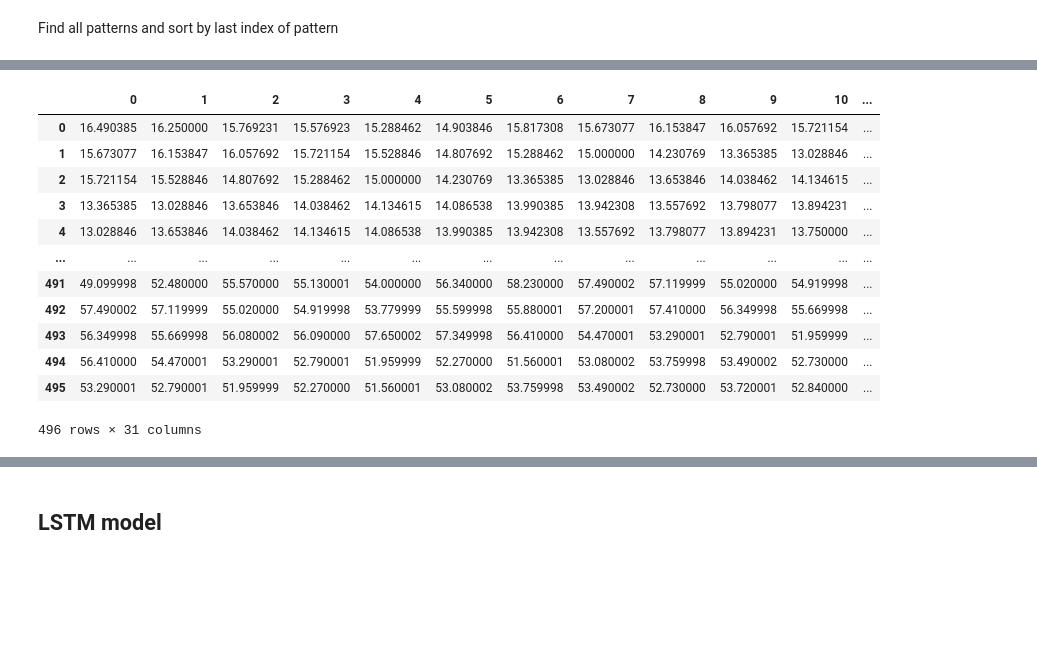
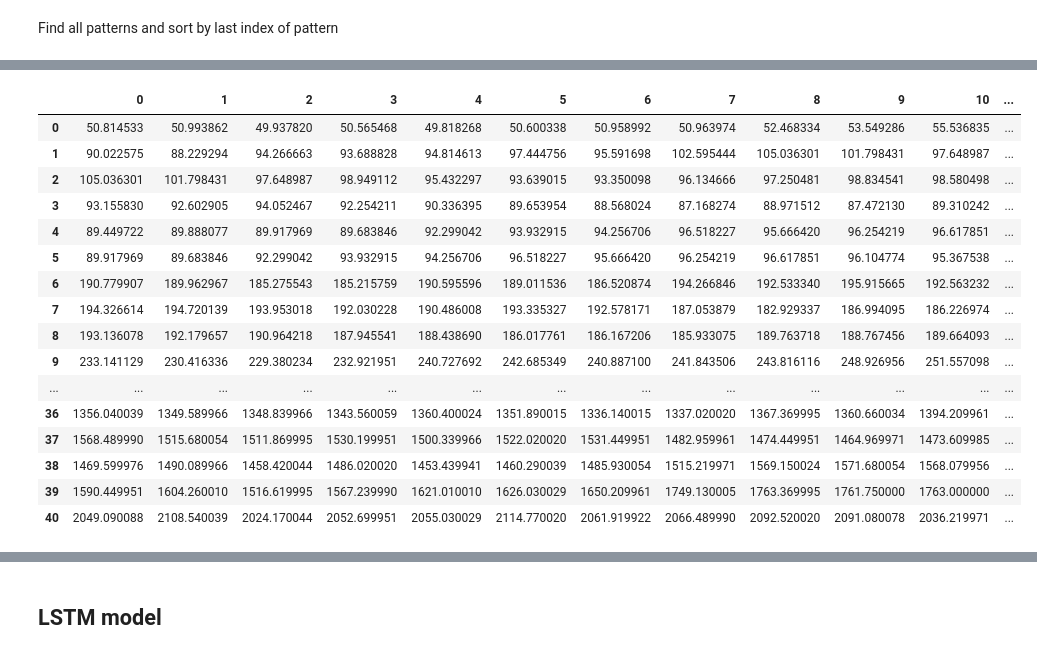
Before and after one commit to romqn1999/Predict-price-after-pattern, a Jupyter notebook: Find_price_pattern_and_predict_on_it.ipynb, the cells around one changed output, grey strips where cells are left out. Drawn from its saved outputs; the diff is of its cells as text; code cells hidden in the pictures; blank space fills up the shorter version.

```diff
--- a/Find_price_pattern_and_predict_on_it.ipynb
+++ b/Find_price_pattern_and_predict_on_it.ipynb
@@ -162,7 +162,8 @@ y_data = ticker_df[price_name]
 x = np.linspace(0, max(ticker_df.index.tolist()), max(ticker_df.index.tolist()) + 1)
 
 from fit_data import polyfit, gaussfit
-y_pol = gaussfit(x_data, y_data)
+# y_pol = gaussfit(x_data, y_data)
+y_pol = y_data  # no smooth
 
 #           ___ plotting ___
 plt.figure(figsize=(15, 2), dpi= 120, facecolor='w', edgecolor='k')
@@ -294,6 +295,7 @@ def is_trend(x_data, y_data):
 # %%
 #@markdown ### Delta price distance between 2 tops/bottoms
 y_delta =  0.5#@param {type:"number"}
+min_height = 0.5 #@param {type:"number"}
 threshold = min(ticker_df[price_name]) * 1.15      # setting threshold higher than the global low
 # %% [markdown]
 ### Double top detection
@@ -361,6 +363,8 @@ def find_double_top(x_data, y_data, key_points):
                and r - l > 1 \
                and min(y_data[l], y_data[r]) >= max(y_data[key_points[i + 1: j]]):
                 k_bottom = np.argmin(y_data[l + 1: r]) + l + 1
+                if min(y_data[l], y_data[r]) < y_data[k_bottom] + min_height:
+                    continue
                 (ilows,) = np.where(y_data[:l] <= y_data[k_bottom])
                 istart = None
                 if ilows.size > 0:
@@ -412,6 +416,8 @@ def find_double_bottom(x_data, y_data, key_points):
                and r - l > 1 \
                and max(y_data[l], y_data[r]) <= min(y_data[key_points[i + 1: j]]):
                 k_top = np.argmax(y_data[l + 1: r]) + l + 1
+                if max(y_data[l], y_data[r]) + min_height > y_data[k_top]:
+                    continue
                 (ihights,) = np.where(y_data[:l] >= y_data[k_top])
                 istart = None
                 if ihights.size > 0:
@@ -630,40 +636,48 @@ print(suspected_patterns)
 # %%
 #@title Get data at patterns
 pre_time_steps = 30 #@param {type:"integer"}
 
 price_patterns_df = pd.DataFrame()
+last = -1
 for pattern in suspected_patterns:
+    # if 2 patterns have same end point then only use 1 skip other
+    # if last == pattern[-1]:
+    #     continue
     last = pattern[-1]
     if last < pre_time_steps or last + 1 >= len(x_data):
         continue
     prices = np.array(y_data).reshape(-1, 1)[last - pre_time_steps + 1 : last + 2]
     price_patterns_df = price_patterns_df.append(pd.DataFrame(prices).T)
 
-price_patterns_df.to_csv("{}_{}_{}_{}_data_patterns.txt"
+price_patterns_df.to_csv("{}_{}_{}_{}_data_patterns.csv"
                          .format(ticker, start_time, end_time, pre_time_steps),
-                         sep=' ',
+                        #  sep=' ',
                          index=False,
                          header=False)
 
-price_patterns_df = pd.read_csv("{}_{}_{}_{}_data_patterns.txt"
+price_patterns_df = pd.read_csv("{}_{}_{}_{}_data_patterns.csv"
                                 .format(ticker, start_time, end_time, pre_time_steps),
-                                sep=' ',
+                                # sep=' ',
                                 header=None)
 price_patterns_df
 # %% [output]
 |  | 0 | 1 | 2 | 3 | 4 | 5 | 6 | 7 | 8 | 9 | 10 | ... |
-| 0 | 16.490385 | 16.250000 | 15.769231 | 15.576923 | 15.288462 | 14.903846 | 15.817308 | 15.673077 | 16.153847 | 16.057692 | 15.721154 | ... |
-| 1 | 15.673077 | 16.153847 | 16.057692 | 15.721154 | 15.528846 | 14.807692 | 15.288462 | 15.000000 | 14.230769 | 13.365385 | 13.028846 | ... |
-| 2 | 15.721154 | 15.528846 | 14.807692 | 15.288462 | 15.000000 | 14.230769 | 13.365385 | 13.028846 | 13.653846 | 14.038462 | 14.134615 | ... |
-| 3 | 13.365385 | 13.028846 | 13.653846 | 14.038462 | 14.134615 | 14.086538 | 13.990385 | 13.942308 | 13.557692 | 13.798077 | 13.894231 | ... |
-| 4 | 13.028846 | 13.653846 | 14.038462 | 14.134615 | 14.086538 | 13.990385 | 13.942308 | 13.557692 | 13.798077 | 13.894231 | 13.750000 | ... |
+| 0 | 50.814533 | 50.993862 | 49.937820 | 50.565468 | 49.818268 | 50.600338 | 50.958992 | 50.963974 | 52.468334 | 53.549286 | 55.536835 | ... |
+| 1 | 90.022575 | 88.229294 | 94.266663 | 93.688828 | 94.814613 | 97.444756 | 95.591698 | 102.595444 | 105.036301 | 101.798431 | 97.648987 | ... |
+| 2 | 105.036301 | 101.798431 | 97.648987 | 98.949112 | 95.432297 | 93.639015 | 93.350098 | 96.134666 | 97.250481 | 98.834541 | 98.580498 | ... |
+| 3 | 93.155830 | 92.602905 | 94.052467 | 92.254211 | 90.336395 | 89.653954 | 88.568024 | 87.168274 | 88.971512 | 87.472130 | 89.310242 | ... |
+| 4 | 89.449722 | 89.888077 | 89.917969 | 89.683846 | 92.299042 | 93.932915 | 94.256706 | 96.518227 | 95.666420 | 96.254219 | 96.617851 | ... |
+| 5 | 89.917969 | 89.683846 | 92.299042 | 93.932915 | 94.256706 | 96.518227 | 95.666420 | 96.254219 | 96.617851 | 96.104774 | 95.367538 | ... |
+| 6 | 190.779907 | 189.962967 | 185.275543 | 185.215759 | 190.595596 | 189.011536 | 186.520874 | 194.266846 | 192.533340 | 195.915665 | 192.563232 | ... |
+| 7 | 194.326614 | 194.720139 | 193.953018 | 192.030228 | 190.486008 | 193.335327 | 192.578171 | 187.053879 | 182.929337 | 186.994095 | 186.226974 | ... |
+| 8 | 193.136078 | 192.179657 | 190.964218 | 187.945541 | 188.438690 | 186.017761 | 186.167206 | 185.933075 | 189.763718 | 188.767456 | 189.664093 | ... |
+| 9 | 233.141129 | 230.416336 | 229.380234 | 232.921951 | 240.727692 | 242.685349 | 240.887100 | 241.843506 | 243.816116 | 248.926956 | 251.557098 | ... |
 | ... | ... | ... | ... | ... | ... | ... | ... | ... | ... | ... | ... | ... |
-| 491 | 49.099998 | 52.480000 | 55.570000 | 55.130001 | 54.000000 | 56.340000 | 58.230000 | 57.490002 | 57.119999 | 55.020000 | 54.919998 | ... |
-| 492 | 57.490002 | 57.119999 | 55.020000 | 54.919998 | 53.779999 | 55.599998 | 55.880001 | 57.200001 | 57.410000 | 56.349998 | 55.669998 | ... |
-| 493 | 56.349998 | 55.669998 | 56.080002 | 56.090000 | 57.650002 | 57.349998 | 56.410000 | 54.470001 | 53.290001 | 52.790001 | 51.959999 | ... |
-| 494 | 56.410000 | 54.470001 | 53.290001 | 52.790001 | 51.959999 | 52.270000 | 51.560001 | 53.080002 | 53.759998 | 53.490002 | 52.730000 | ... |
-| 495 | 53.290001 | 52.790001 | 51.959999 | 52.270000 | 51.560001 | 53.080002 | 53.759998 | 53.490002 | 52.730000 | 53.720001 | 52.840000 | ... |
+| 36 | 1356.040039 | 1349.589966 | 1348.839966 | 1343.560059 | 1360.400024 | 1351.890015 | 1336.140015 | 1337.020020 | 1367.369995 | 1360.660034 | 1394.209961 | ... |
+| 37 | 1568.489990 | 1515.680054 | 1511.869995 | 1530.199951 | 1500.339966 | 1522.020020 | 1531.449951 | 1482.959961 | 1474.449951 | 1464.969971 | 1473.609985 | ... |
+| 38 | 1469.599976 | 1490.089966 | 1458.420044 | 1486.020020 | 1453.439941 | 1460.290039 | 1485.930054 | 1515.219971 | 1569.150024 | 1571.680054 | 1568.079956 | ... |
+| 39 | 1590.449951 | 1604.260010 | 1516.619995 | 1567.239990 | 1621.010010 | 1626.030029 | 1650.209961 | 1749.130005 | 1763.369995 | 1761.750000 | 1763.000000 | ... |
+| 40 | 2049.090088 | 2108.540039 | 2024.170044 | 2052.699951 | 2055.030029 | 2114.770020 | 2061.919922 | 2066.489990 | 2092.520020 | 2091.080078 | 2036.219971 | ... |
-496 rows × 31 columns
 # %%
 #@title Separate into input and output columns: Get data: X and y
 
```
Also changed, not shown: parts of 22 cells of this notebook.
